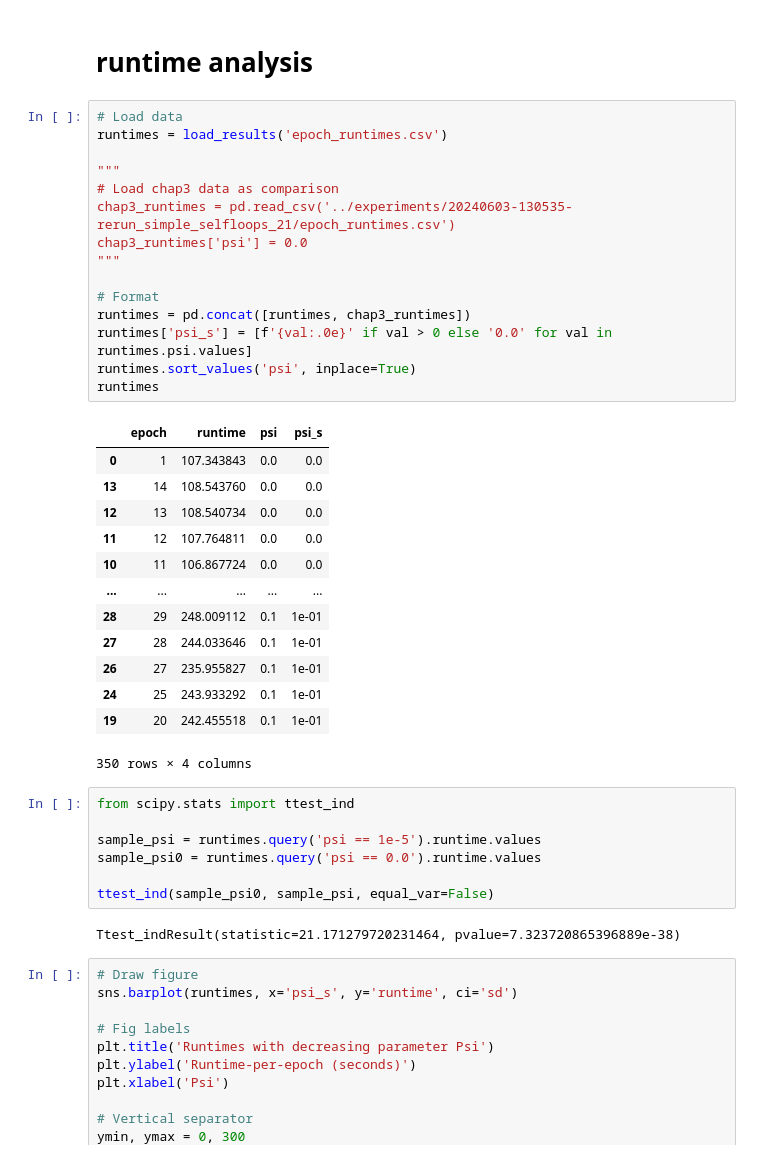
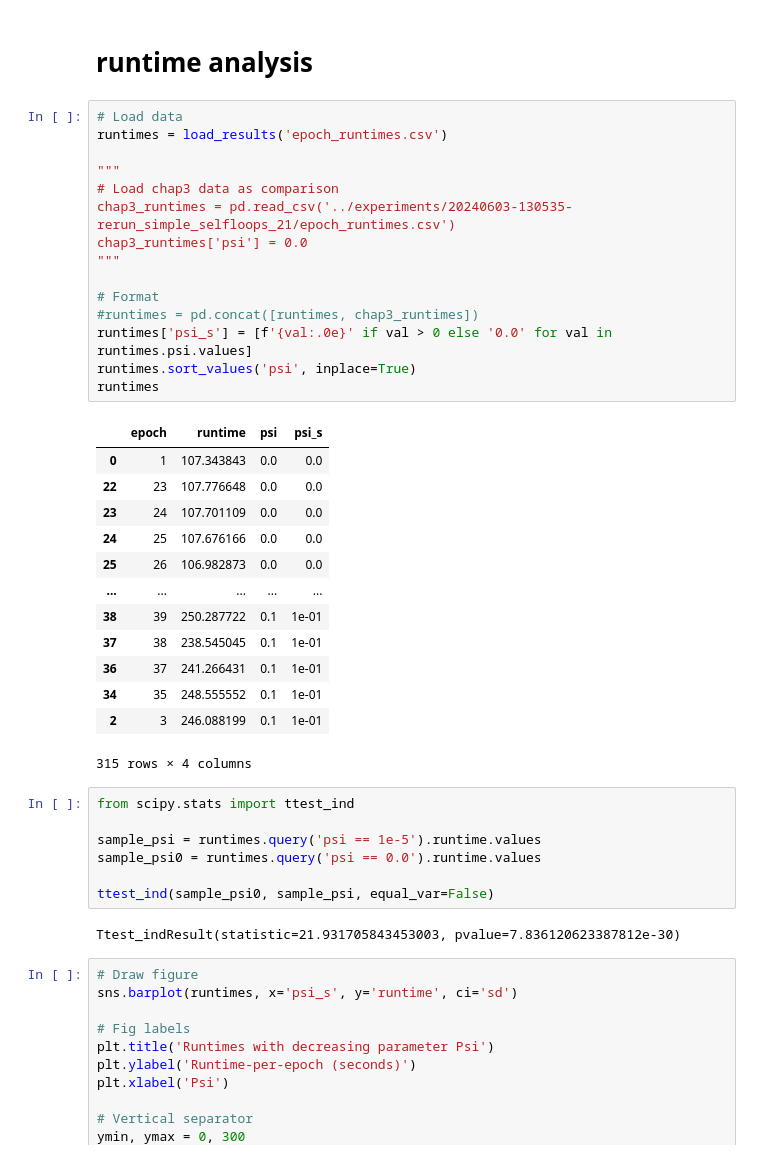
Before and after one commit to oliver-lloyd/Chapter5, a Jupyter notebook: analysis/2_minimising_psi/viz/viz.ipynb, the cells around one changed output. Cells and saved outputs as stored; diff of their text form.

```diff
--- a/analysis/2_minimising_psi/viz/viz.ipynb
+++ b/analysis/2_minimising_psi/viz/viz.ipynb
@@ -21,32 +21,32 @@ def load_results(f_name):
 # %%
 # Load data
 runtimes = load_results('epoch_runtimes.csv')
 
 """
 # Load chap3 data as comparison
 chap3_runtimes = pd.read_csv('../experiments/20240603-130535-rerun_simple_selfloops_21/epoch_runtimes.csv')
 chap3_runtimes['psi'] = 0.0
 """
 
 # Format
-runtimes = pd.concat([runtimes, chap3_runtimes])
+#runtimes = pd.concat([runtimes, chap3_runtimes])
 runtimes['psi_s'] = [f'{val:.0e}' if val > 0 else '0.0' for val in runtimes.psi.values]
 runtimes.sort_values('psi', inplace=True)
 runtimes
 # %% [output]
 |  | epoch | runtime | psi | psi_s |
 | 0 | 1 | 107.343843 | 0.0 | 0.0 |
-| 13 | 14 | 108.543760 | 0.0 | 0.0 |
-| 12 | 13 | 108.540734 | 0.0 | 0.0 |
-| 11 | 12 | 107.764811 | 0.0 | 0.0 |
-| 10 | 11 | 106.867724 | 0.0 | 0.0 |
+| 22 | 23 | 107.776648 | 0.0 | 0.0 |
+| 23 | 24 | 107.701109 | 0.0 | 0.0 |
+| 24 | 25 | 107.676166 | 0.0 | 0.0 |
+| 25 | 26 | 106.982873 | 0.0 | 0.0 |
 | ... | ... | ... | ... | ... |
-| 28 | 29 | 248.009112 | 0.1 | 1e-01 |
-| 27 | 28 | 244.033646 | 0.1 | 1e-01 |
-| 26 | 27 | 235.955827 | 0.1 | 1e-01 |
-| 24 | 25 | 243.933292 | 0.1 | 1e-01 |
-| 19 | 20 | 242.455518 | 0.1 | 1e-01 |
+| 38 | 39 | 250.287722 | 0.1 | 1e-01 |
+| 37 | 38 | 238.545045 | 0.1 | 1e-01 |
+| 36 | 37 | 241.266431 | 0.1 | 1e-01 |
+| 34 | 35 | 248.555552 | 0.1 | 1e-01 |
+| 2 | 3 | 246.088199 | 0.1 | 1e-01 |
-350 rows × 4 columns
+315 rows × 4 columns
 # %%
 from scipy.stats import ttest_ind
 
@@ -55,7 +55,7 @@ sample_psi0 = runtimes.query('psi == 0.0').runtime.values
 
 ttest_ind(sample_psi0, sample_psi, equal_var=False)
 # %% [output]
-Ttest_indResult(statistic=21.171279720231464, pvalue=7.323720865396889e-38)
+Ttest_indResult(statistic=21.931705843453003, pvalue=7.836120623387812e-30)
 # %%
 # Draw figure
 sns.barplot(runtimes, x='psi_s', y='runtime', ci='sd')
```
Also changed, not shown: parts of 4 cells of this notebook, 17 other files.
